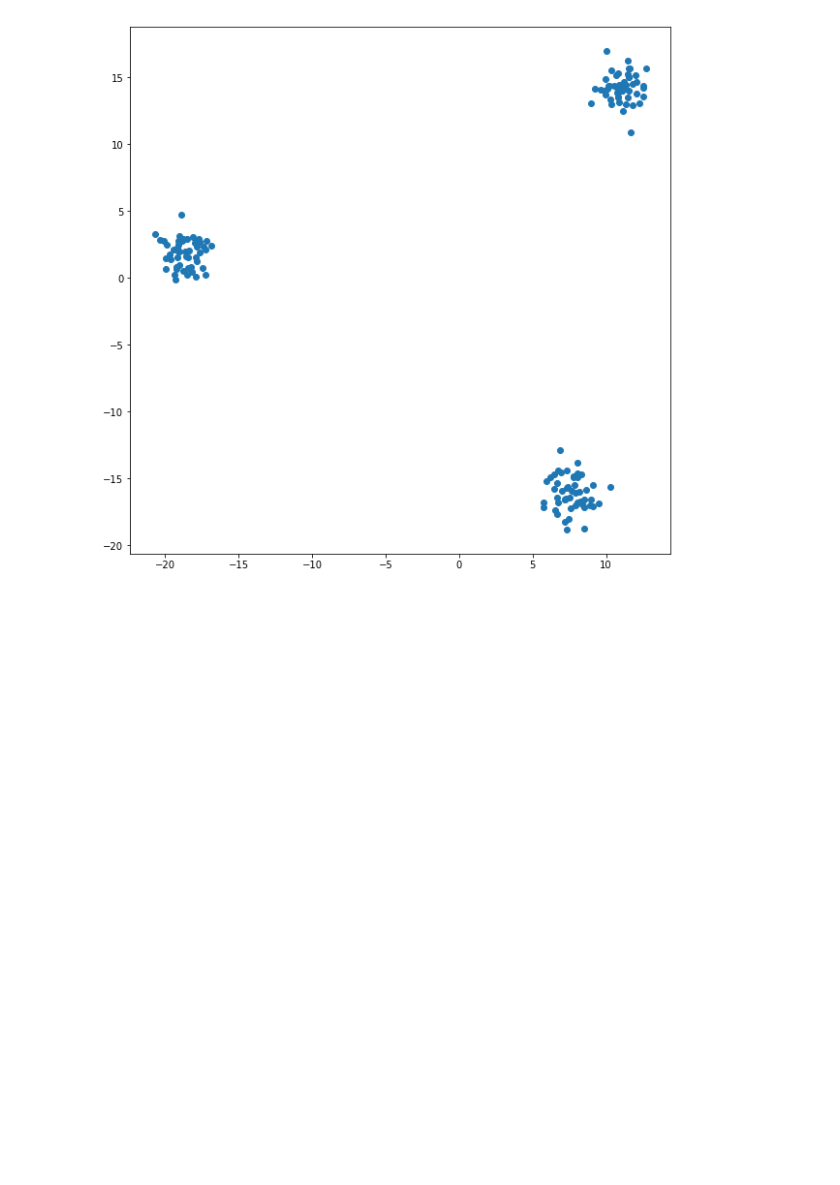
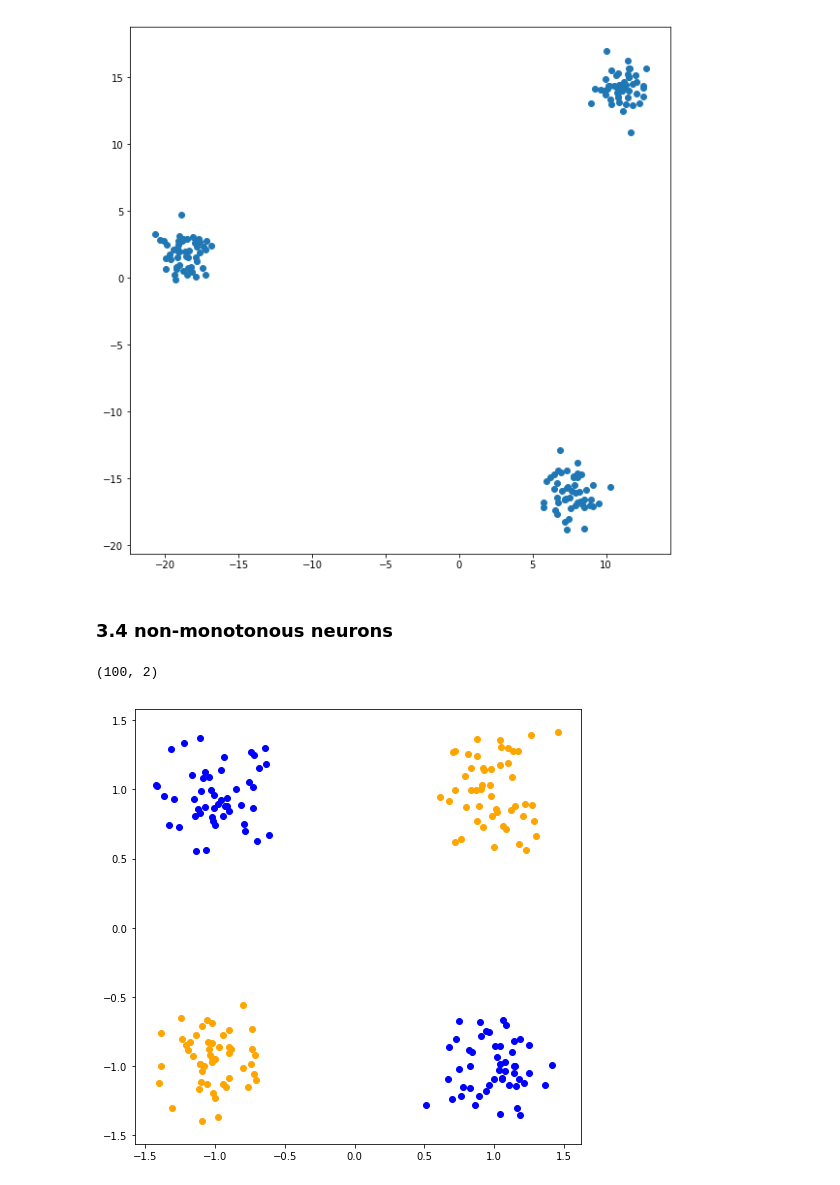
Before and after one commit to jutanke/bit_projects, a Jupyter notebook: project3/project3.ipynb, the cells around one changed output. Drawn from its saved outputs; the diff is of its cells as text; code cells hidden in the pictures; blank space fills up the shorter version.

Commit message:
plot data for 3.4

```diff
--- a/project3/project3.ipynb
+++ b/project3/project3.ipynb
@@ -267,3 +267,36 @@ fig.add_subplot(111).scatter(X_hat[0], X_hat[1])
 plt.show()
 # %% [output]
 [figure]
+# %% [markdown]
+### 3.4 non-monotonous neurons
+# %%
+%matplotlib inline
+import numpy as np
+from numpy.random import randint
+from numpy import genfromtxt
+import matplotlib.pyplot as plt
+import numpy.linalg as la
+import sys
+from time import time
+import scipy
+import sklearn.metrics as mt
+
+X = genfromtxt('xor-X.csv', delimiter=',', dtype=np.float32).T
+y = genfromtxt('xor-y.csv', delimiter=',', dtype=np.float32)
+
+class_1_idx = (y > 0).nonzero()
+class_2_idx = (y < 0).nonzero()
+
+# ------------------------------------------
+# plotting
+# ------------------------------------------
+
+fig = plt.figure(figsize=(8,8))
+ax = fig.add_subplot(111)
+ax.scatter(X[class_1_idx][:,0], X[class_1_idx][:,1], color='blue')
+ax.scatter(X[class_2_idx][:,0], X[class_2_idx][:,1], color='orange')
+
+plt.show()
+# %% [output]
+(100, 2)
+[figure, added]
```
Also changed, not shown: parts of 2 cells of this notebook.
